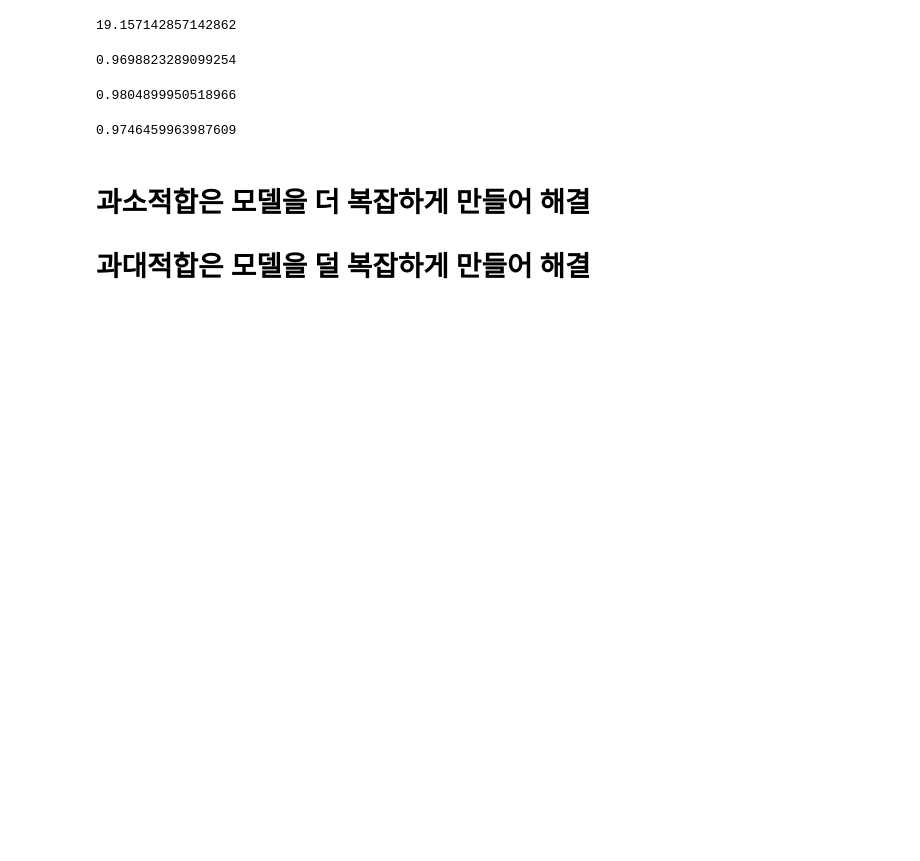
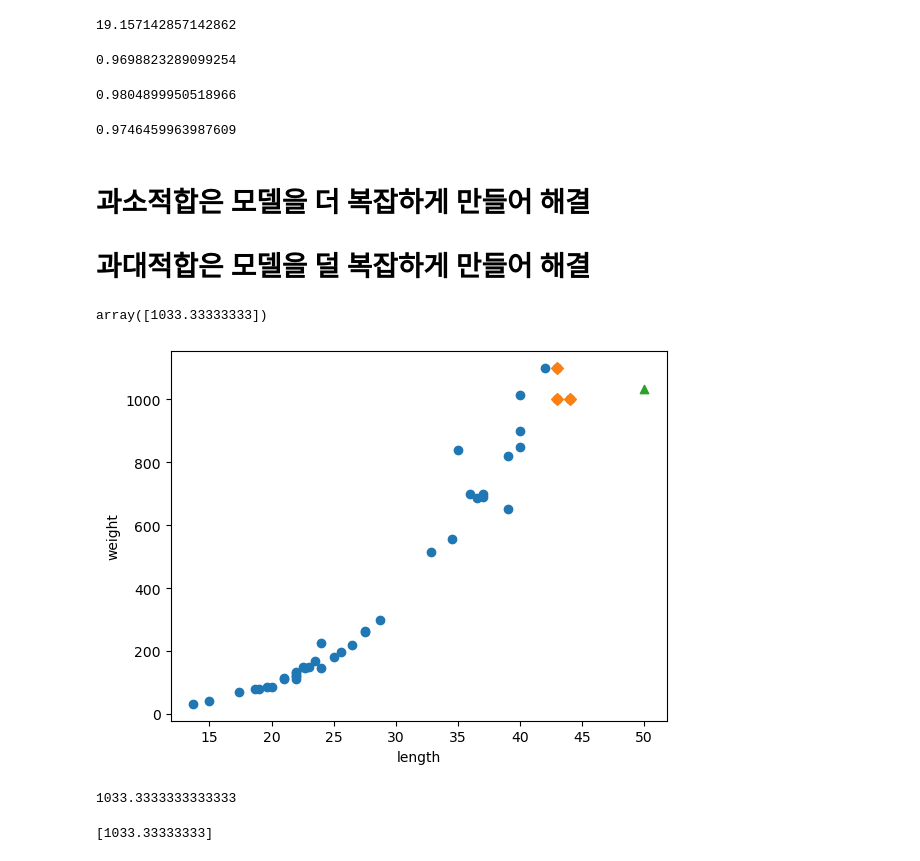
Before and after one commit to sonsungjong/ML_python, a Jupyter notebook: hongong/혼공 60.ipynb, the cells around one changed output. Cells and saved outputs as stored; diff of their text form; code cells hidden in the pictures; blank space fills up the shorter version.

```diff
--- a/hongong/혼공 60.ipynb
+++ b/hongong/혼공 60.ipynb
@@ -499,0 +519,52 @@ print(knr.score(test_input, test_target))
+# %%
+# 데이터를 훈련세트와 테스트 세트로 나눈다
+from sklearn.model_selection import train_test_split
+
+train_input, test_input, train_target, test_target = train_test_split(perch_length, perch_weight, random_state=42)
+# %%
+# 훈련 세트와 테스트 세트를 2차원 배열로 바꾼다
+train_input = train_input.reshape(-1, 1)
+test_input = test_input.reshape(-1, 1)
+# %%
+# KNN 이웃 개수를 3으로 하는 모델로 먼저 리테스트
+from sklearn.neighbors import KNeighborsRegressor
+
+knr = KNeighborsRegressor(n_neighbors=3)
+
+# k-최근접 이웃 회귀 모델 훈련
+knr.fit(train_input, train_target)
+
+# 학습 범위를 초과한 50cm 길이의 무게를 예측해본다
+knr.predict([[50]])
+# %% [output]
+array([1033.33333333])
+# %%
+# k 최근접 이웃 알고리즘이 적합하지 않다는 현실적인 결과를 수렴
+# 그래프로 확인해본다
+import matplotlib.pyplot as plt
+
+# 50cm 농어 이웃을 구함
+distances, indexes = knr.kneighbors([[50]])
+
+# 훈련 세트의 산점도 그리기
+plt.scatter(train_input, train_target)
+
+# 훈련 세트 중 이웃 샘플만 다시 그림
+plt.scatter(train_input[indexes], train_target[indexes], marker='D')
+
+# 50cm 농어 데이터 출력
+plt.scatter(50, 1033, marker='^')
+plt.xlabel('length')
+plt.ylabel('weight')
+plt.show()
+# %% [output]
+[figure, added]
+# %%
+print(np.mean(train_target[indexes]))
+# %% [output]
+1033.3333333333333
+# %%
+# 크기가 아무리 커도 1033 을 넘어갈 수 없음 (최근접 알고리즘의 한계)
+print(knr.predict([[100]]))
+# %% [output]
+[1033.33333333]
```
Also changed, not shown: parts of 44 cells of this notebook.
